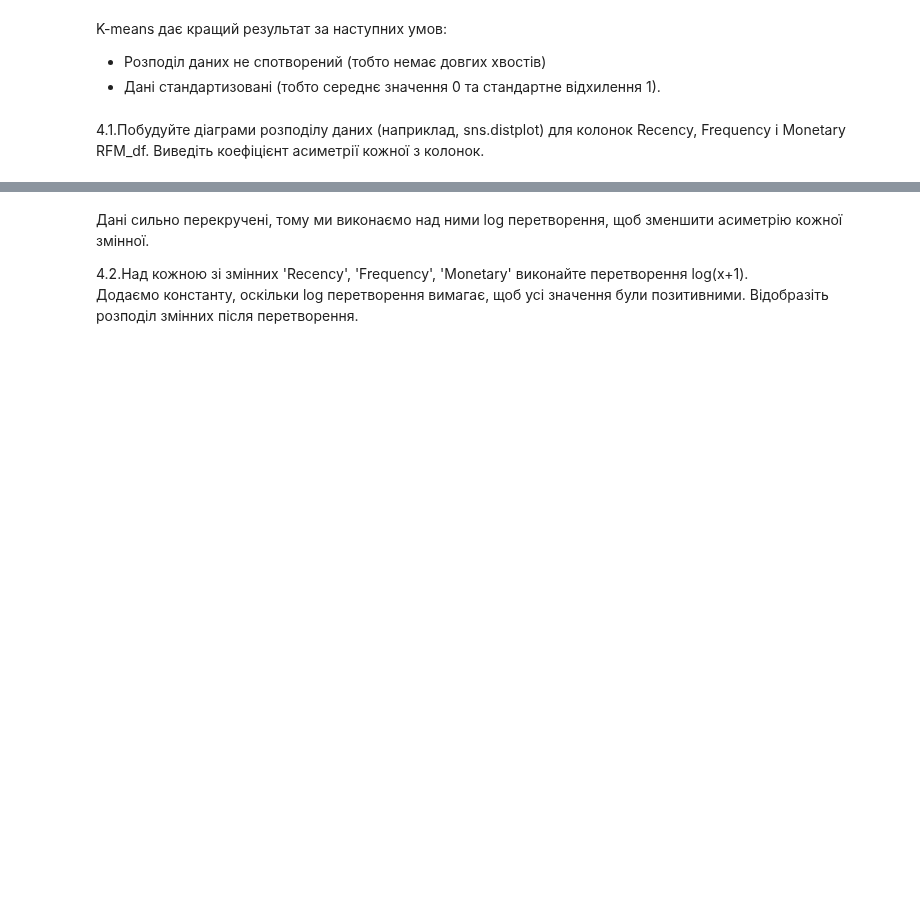
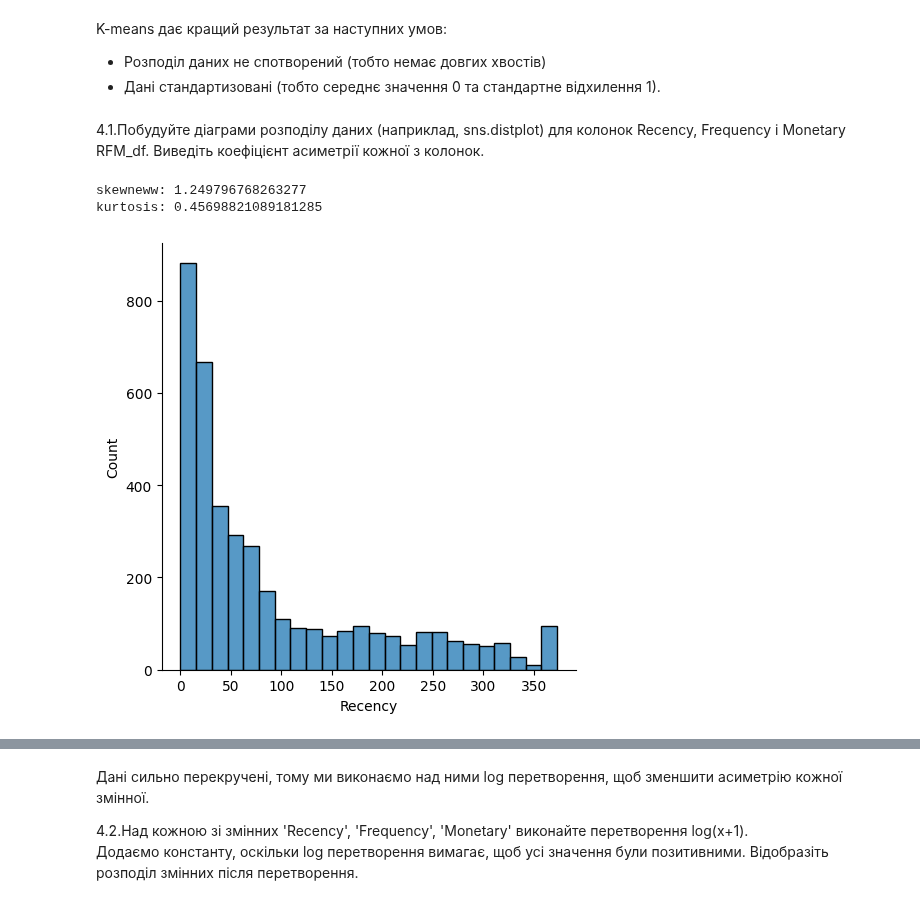
Before and after one commit to dmytrovelychko/rd_ds_python, a Jupyter notebook: hw_6.ipynb, the cells around one changed output, grey strips where cells are left out. Cells and saved outputs as stored; diff of their text form; code cells hidden in the pictures; blank space fills up the shorter version.

```diff
--- a/hw_6.ipynb
+++ b/hw_6.ipynb
@@ -376,9 +380,9 @@ print(FM_df.shape)
 # %% [markdown]
 треба звенрути увагу на різну розмірність
 # %%
-RFM = pd.concat([R_df, FM_df], axis=1, join="inner")
-print(RFM.shape)
-RFM.head()
+RFM_df = pd.concat([R_df, FM_df], axis=1, join="inner")
+print(RFM_df.shape)
+RFM_df.head()
 # %% [output]
 (3902, 4)
 |  | Last_Purchase_Date | Recency | Frequency | Monetary |
@@ -401,0 +404,11 @@ K-means дає кращий результат за наступних умов:
+# %%
+def print_displot_asymmetry(series):
+  sns.displot(series)
+  print("skewneww:", series.skew())
+  print("kurtosis:", series.kurt())
+# %%
+print_displot_asymmetry(RFM_df["Recency"])
+# %% [output]
+skewneww: 1.249796768263277
+kurtosis: 0.45698821089181285
+[figure, added]
```
Also changed, not shown: parts of 9 cells of this notebook.
